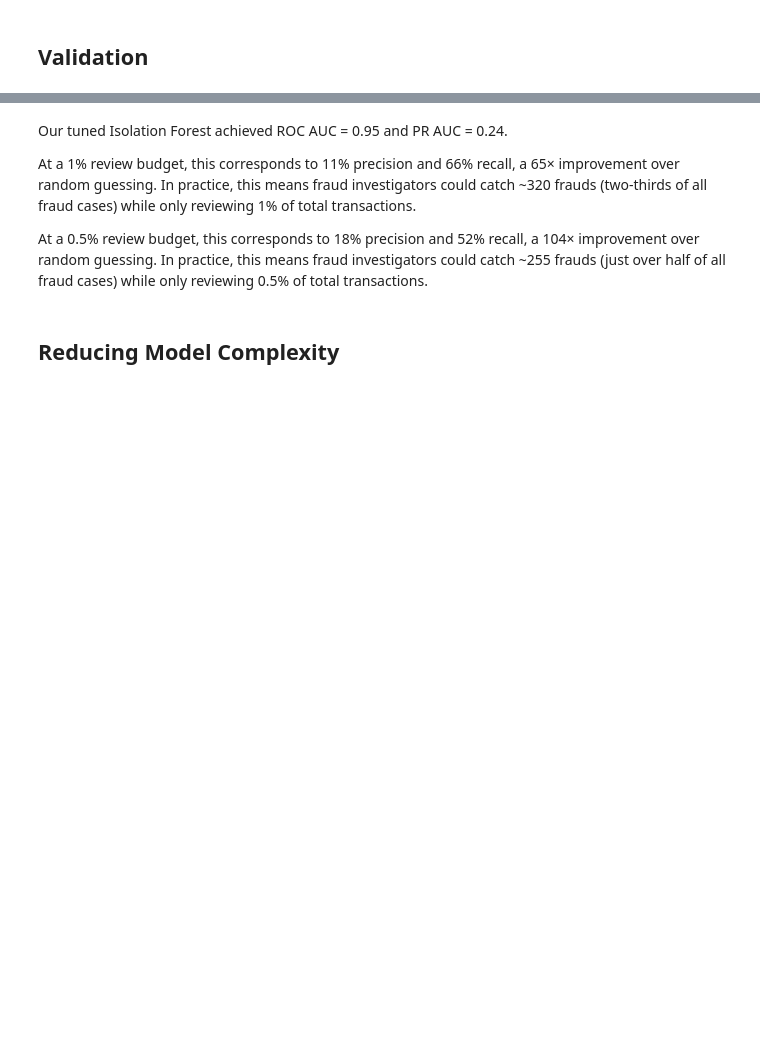
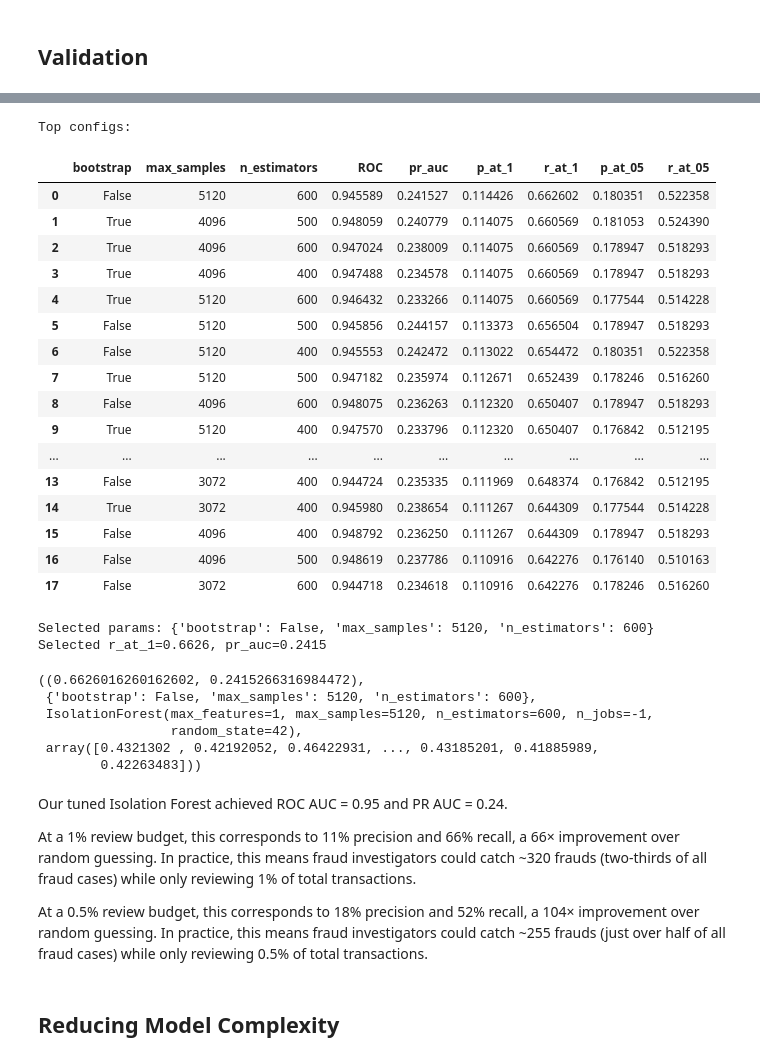
Before and after one commit to LukeHardy721/Fraud-Detection, a Jupyter notebook: notebooks/isolation_forest.ipynb, the cells around one changed output, grey strips where cells are left out. Cells and saved outputs as stored; diff of their text form; code cells hidden in the pictures; blank space fills up the shorter version.

```diff
--- a/notebooks/isolation_forest.ipynb
+++ b/notebooks/isolation_forest.ipynb
@@ -256,7 +214,52 @@ KeyboardInterrupt:
+# %%
+def validate_IF(param_grid, PRIMARY, SECONDARY, X_test=df_unlabelled, y_test=labels):
+
+    return tune_IF(param_grid, PRIMARY, SECONDARY, X_test, y_test)
+
+PRIMARY = "r_at_1"
+SECONDARY = "pr_auc"
+
+# Note that I have already narrowed down the param_grid through multiple iterations
+
+param_grid = {
+    "n_estimators": [400, 500, 600],
+    "max_samples": [3072, 4096, 5120],
+    "bootstrap": [False, True],
+    # Note: intentionally not tuning 'contamination' here
+}
+
+validate_IF(param_grid, PRIMARY, SECONDARY)
+# %% [output]
+Top configs:
+|  | bootstrap | max_samples | n_estimators | ROC | pr_auc | p_at_1 | r_at_1 | p_at_05 | r_at_05 |
+| 0 | False | 5120 | 600 | 0.945589 | 0.241527 | 0.114426 | 0.662602 | 0.180351 | 0.522358 |
+| 1 | True | 4096 | 500 | 0.948059 | 0.240779 | 0.114075 | 0.660569 | 0.181053 | 0.524390 |
+| 2 | True | 4096 | 600 | 0.947024 | 0.238009 | 0.114075 | 0.660569 | 0.178947 | 0.518293 |
+| 3 | True | 4096 | 400 | 0.947488 | 0.234578 | 0.114075 | 0.660569 | 0.178947 | 0.518293 |
+| 4 | True | 5120 | 600 | 0.946432 | 0.233266 | 0.114075 | 0.660569 | 0.177544 | 0.514228 |
+| 5 | False | 5120 | 500 | 0.945856 | 0.244157 | 0.113373 | 0.656504 | 0.178947 | 0.518293 |
+| 6 | False | 5120 | 400 | 0.945553 | 0.242472 | 0.113022 | 0.654472 | 0.180351 | 0.522358 |
+| 7 | True | 5120 | 500 | 0.947182 | 0.235974 | 0.112671 | 0.652439 | 0.178246 | 0.516260 |
+| 8 | False | 4096 | 600 | 0.948075 | 0.236263 | 0.112320 | 0.650407 | 0.178947 | 0.518293 |
+| 9 | True | 5120 | 400 | 0.947570 | 0.233796 | 0.112320 | 0.650407 | 0.176842 | 0.512195 |
+| ... | ... | ... | ... | ... | ... | ... | ... | ... | ... |
+| 13 | False | 3072 | 400 | 0.944724 | 0.235335 | 0.111969 | 0.648374 | 0.176842 | 0.512195 |
+| 14 | True | 3072 | 400 | 0.945980 | 0.238654 | 0.111267 | 0.644309 | 0.177544 | 0.514228 |
+| 15 | False | 4096 | 400 | 0.948792 | 0.236250 | 0.111267 | 0.644309 | 0.178947 | 0.518293 |
+| 16 | False | 4096 | 500 | 0.948619 | 0.237786 | 0.110916 | 0.642276 | 0.176140 | 0.510163 |
+| 17 | False | 3072 | 600 | 0.944718 | 0.234618 | 0.110916 | 0.642276 | 0.178246 | 0.516260 |
+Selected params: {'bootstrap': False, 'max_samples': 5120, 'n_estimators': 600}
+Selected r_at_1=0.6626, pr_auc=0.2415
+((0.6626016260162602, 0.2415266316984472),
+ {'bootstrap': False, 'max_samples': 5120, 'n_estimators': 600},
+ IsolationForest(max_features=1, max_samples=5120, n_estimators=600, n_jobs=-1,
+                 random_state=42),
+ array([0.4321302 , 0.42192052, 0.46422931, ..., 0.43185201, 0.41885989,
+        0.42263483]))
 # %% [markdown]
 Our tuned Isolation Forest achieved ROC AUC = 0.95 and PR AUC = 0.24.
 
-At a 1% review budget, this corresponds to 11% precision and 66% recall, a 65× improvement over random guessing.
+At a 1% review budget, this corresponds to 11% precision and 66% recall, a 66× improvement over random guessing.
 In practice, this means fraud investigators could catch ~320 frauds (two-thirds of all fraud cases) while only reviewing 1% of total transactions.
 
 At a 0.5% review budget, this corresponds to 18% precision and 52% recall, a 104× improvement over random guessing.
```
Also changed, not shown: parts of 9 cells of this notebook, 3 other files.
